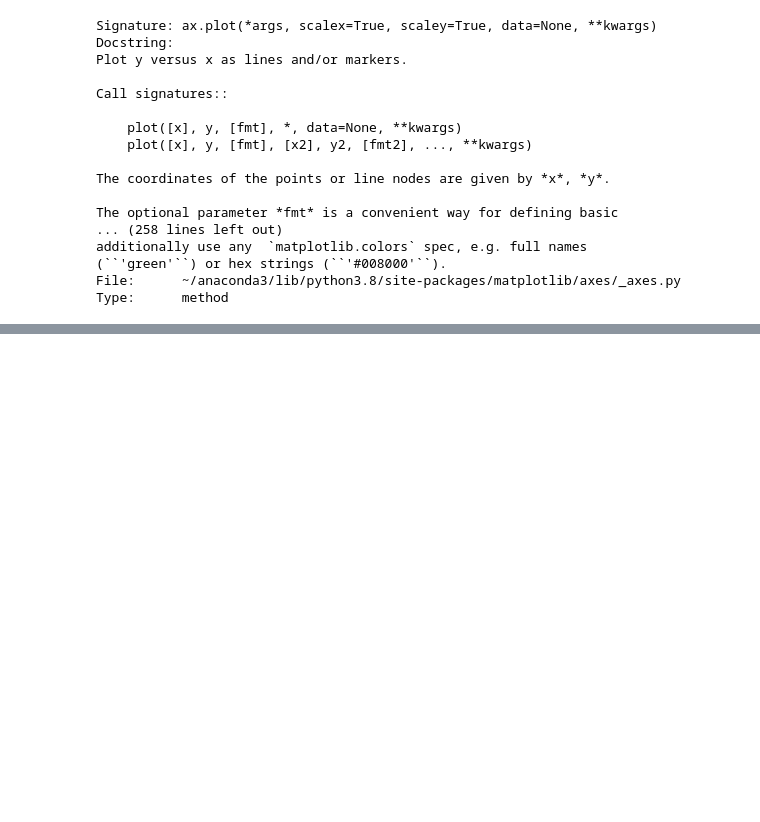
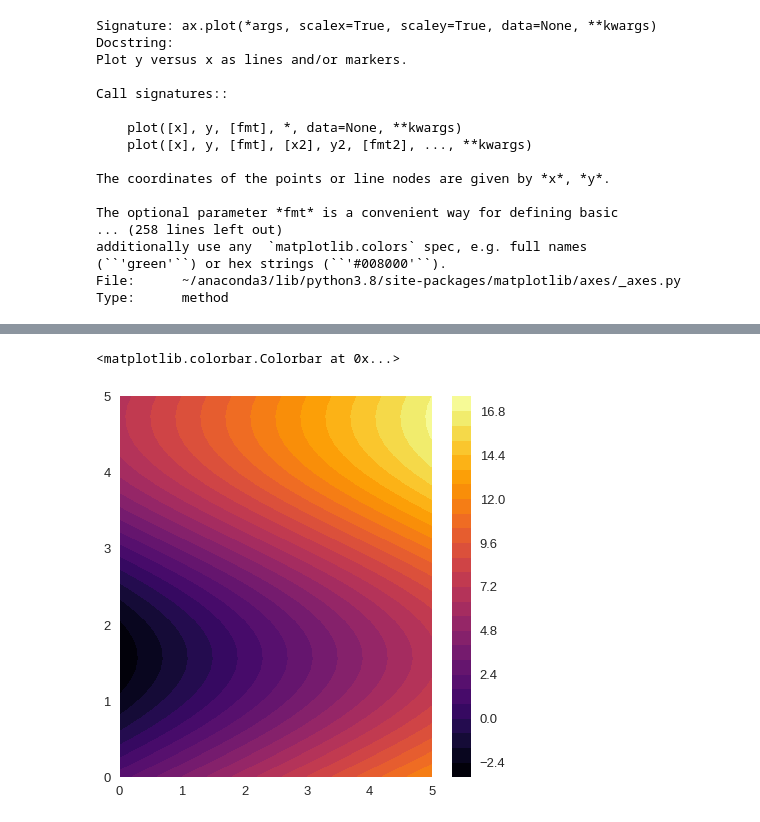
Before and after one commit to andvsilva/data_science_journey, a Jupyter notebook: course_ds/notebooks/matplot_vis.ipynb, the cells around one changed output, grey strips where cells are left out. Drawn from its saved outputs; the diff is of its cells as text; code cells hidden in the pictures; blank space fills up the shorter version.

```diff
--- a/course_ds/notebooks/matplot_vis.ipynb
+++ b/course_ds/notebooks/matplot_vis.ipynb
@@ -148,0 +202,9 @@ for m in markes:
+# %%
+plt.figure(figsize=(7,7))
+X,Y = np.meshgrid(np.linspace(0,5,50), np.linspace(0,5,40))
+Z = 2*X -5*np.sin(Y)+2
+plt.contourf(X,Y,Z,30,cmap=plt.cm.inferno) #options for cmap = plt.cm.coolwarm, cmap = 'RdGy'
+plt.colorbar()
+# %% [output]
+<matplotlib.colorbar.Colorbar at 0x...>
+[figure, added]
```
Also changed, not shown: parts of 75 cells of this notebook, 3 other files.
